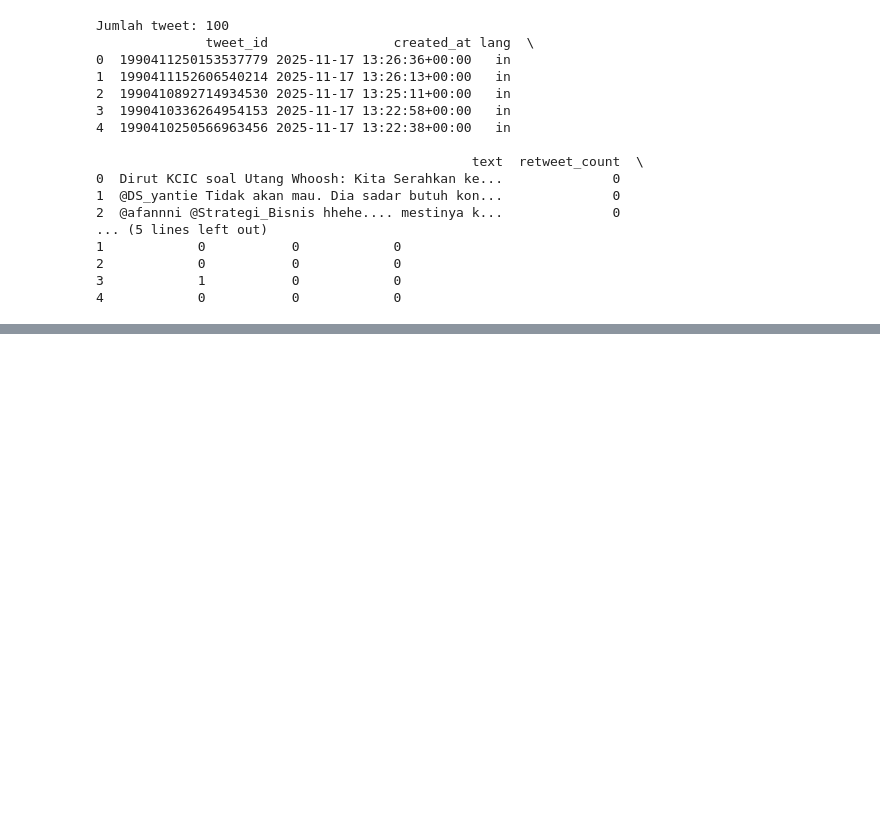
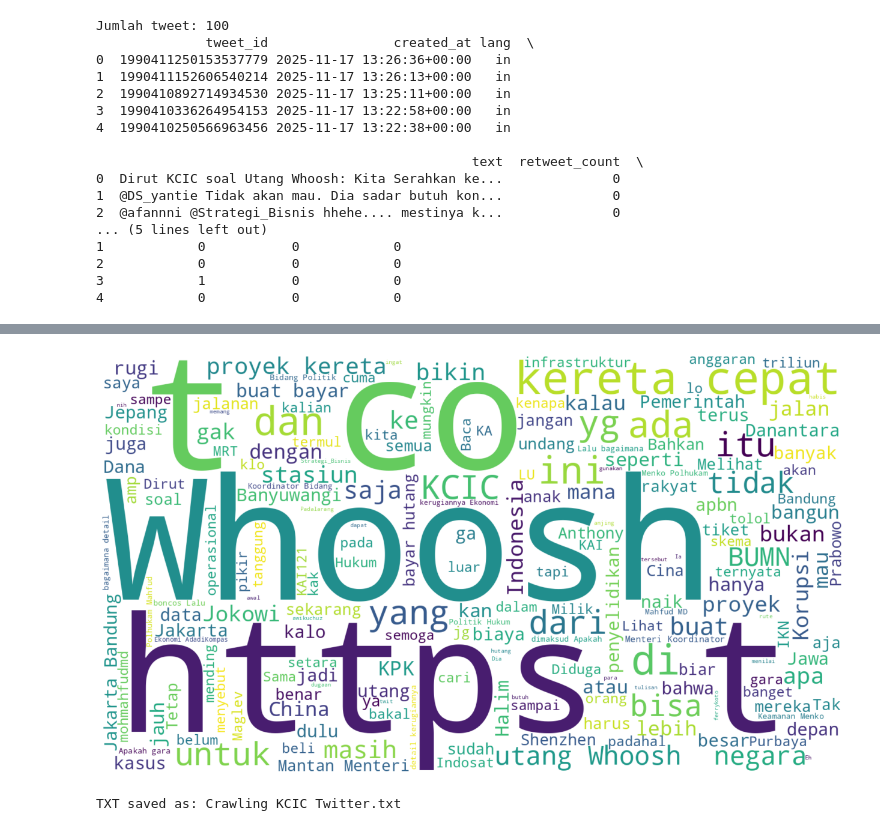
Before and after one commit to Fathanhelmi/Twitter-scraping, a Jupyter notebook: Crawling_Twitter_Kelompok_1.ipynb, the cells around one changed output, grey strips where cells are left out. Cells and saved outputs as stored; diff of their text form; code cells hidden in the pictures; blank space fills up the shorter version.

```diff
--- a/Crawling_Twitter_Kelompok_1.ipynb
+++ b/Crawling_Twitter_Kelompok_1.ipynb
@@ -117,0 +153,23 @@ Jumlah tweet: 100
+# %%
+from tqdm.auto import tqdm
+
+translated_texts = []
+evaluations = []
+probs = []
+
+for text in tqdm(df["text"], desc="Analyse", position=0, leave=True):
+
+    label, prob = indo_roberta_sentiment(text)
+    evaluations.append(label)
+    probs.append(prob)
+
+df["Evaluation"] = evaluations
+df["Prob"] = probs
+
+if "created_at" in df.columns:
+    df_final = df.sort_values("created_at").reset_index(drop=True)
+else:
+    df_final = df.reset_index(drop=True)
+
+df_final = df_final[["created_at", "tweet_id", "text", "Evaluation", "Prob"]]
+df_final.head(100)
@@ -117,0 +214,43 @@ Jumlah tweet: 100
+# %%
+from wordcloud import WordCloud
+import matplotlib.pyplot as plt
+
+all_text = " ".join(df["text"].astype(str).tolist())
+
+wc = WordCloud(
+    width=1600,
+    height=900,
+    background_color="white",
+    colormap="viridis"
+).generate(all_text)
+
+plt.figure(figsize=(16,9))
+plt.imshow(wc, interpolation="bilinear")
+plt.axis("off")
+plt.show()
+# %% [output]
+[figure, added]
+# %%
+
+df_to_txt = df_final[["created_at", "tweet_id", "text", "Evaluation", "Prob"]]
+
+# Nama file
+filename = "Crawling KCIC Twitter.txt"
+
+# Tulis ke file .txt
+with open(filename, "w", encoding="utf-8") as f:
+    f.write("Tweet Analysis Output\n")
+    f.write("=======================================\n\n")
+
+    for idx, row in df_to_txt.iterrows():
+        f.write(f"Row {idx+1}\n")
+        f.write(f"Date       : {row['created_at']}\n")
+        f.write(f"Tweet ID   : {row['tweet_id']}\n")
+        f.write(f"Text (ID)  : {row['text']}\n")
+        f.write(f"Sentiment  : {row['Evaluation']}\n")
+        f.write(f"Prob       : {row['Prob']}\n")
+        f.write("---------------------------------------\n\n")
+
+print(f"TXT saved as: {filename}")
+# %% [output]
+TXT saved as: Crawling KCIC Twitter.txt
```
Also changed, not shown: parts of 4 cells of this notebook.
